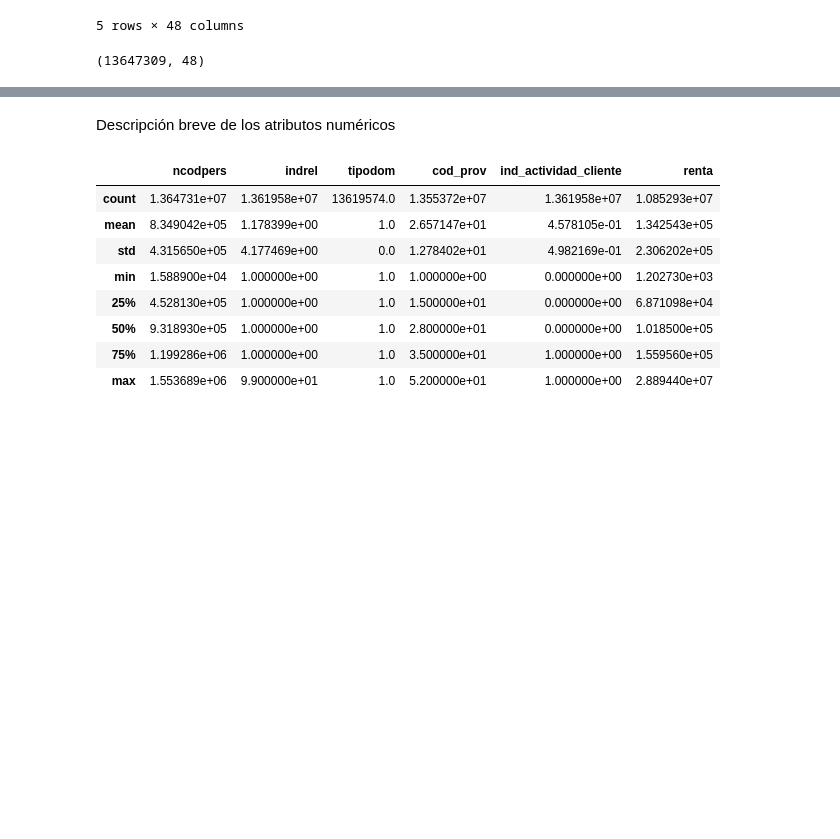
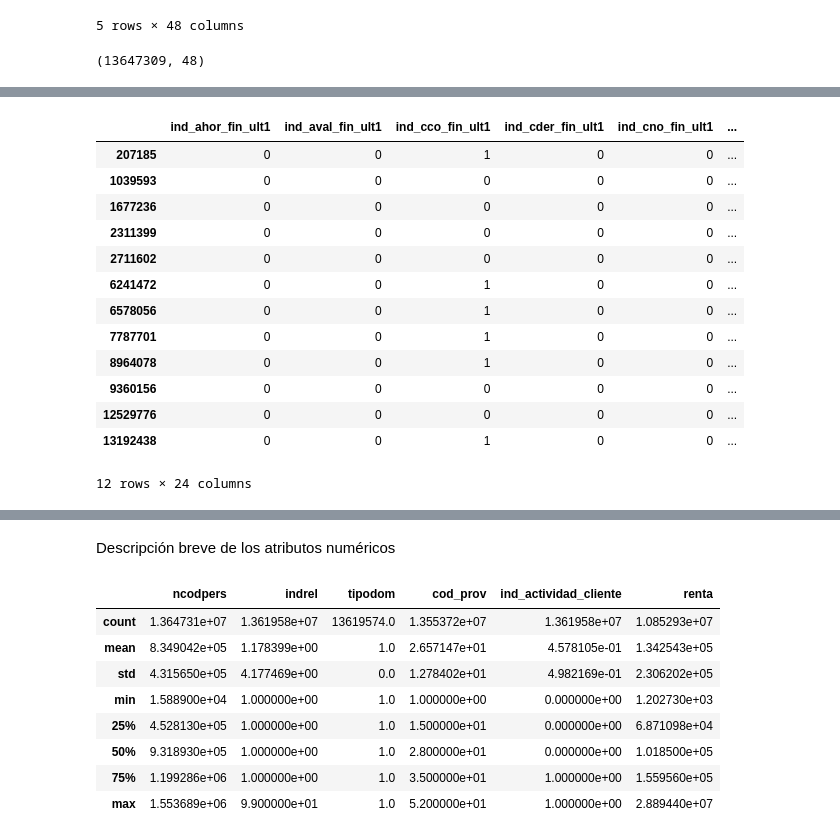
Before and after one commit to sergioml/degree_project, a Jupyter notebook: data_exploration.ipynb, the cells around one changed output, grey strips where cells are left out. Cells and saved outputs as stored; diff of their text form; code cells hidden in the pictures; blank space fills up the shorter version.

```diff
--- a/data_exploration.ipynb
+++ b/data_exploration.ipynb
@@ -44,0 +49,5 @@ df.shape
+# %%
+groupby_ncodpers = df.groupby(['ncodpers'])
+# %%
+cust = 1369095
+groupby_ncodpers.get_group(cust).iloc[:, [0,9,10,11]]
@@ -44,0 +68,17 @@ df.shape
+# %%
+groupby_ncodpers.get_group(cust).iloc[:, 24:]
+# %% [output]
+|  | ind_ahor_fin_ult1 | ind_aval_fin_ult1 | ind_cco_fin_ult1 | ind_cder_fin_ult1 | ind_cno_fin_ult1 | ... |
+| 207185 | 0 | 0 | 1 | 0 | 0 | ... |
+| 1039593 | 0 | 0 | 0 | 0 | 0 | ... |
+| 1677236 | 0 | 0 | 0 | 0 | 0 | ... |
+| 2311399 | 0 | 0 | 0 | 0 | 0 | ... |
+| 2711602 | 0 | 0 | 0 | 0 | 0 | ... |
+| 6241472 | 0 | 0 | 1 | 0 | 0 | ... |
+| 6578056 | 0 | 0 | 1 | 0 | 0 | ... |
+| 7787701 | 0 | 0 | 1 | 0 | 0 | ... |
+| 8964078 | 0 | 0 | 1 | 0 | 0 | ... |
+| 9360156 | 0 | 0 | 0 | 0 | 0 | ... |
+| 12529776 | 0 | 0 | 0 | 0 | 0 | ... |
+| 13192438 | 0 | 0 | 1 | 0 | 0 | ... |
+12 rows × 24 columns
```
Also changed, not shown: parts of 4 cells of this notebook.
